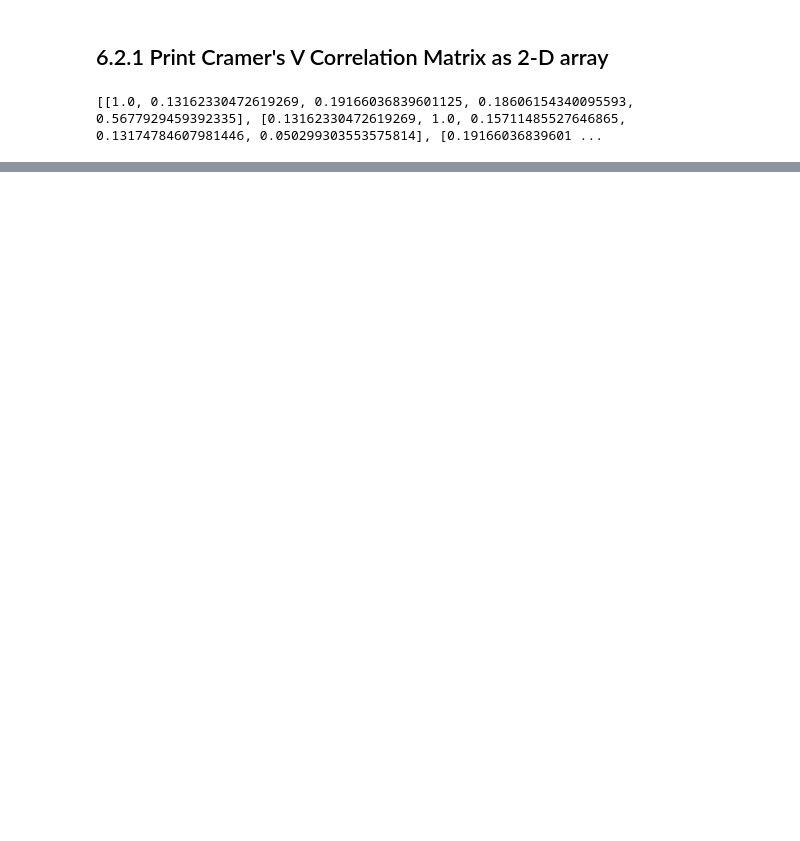
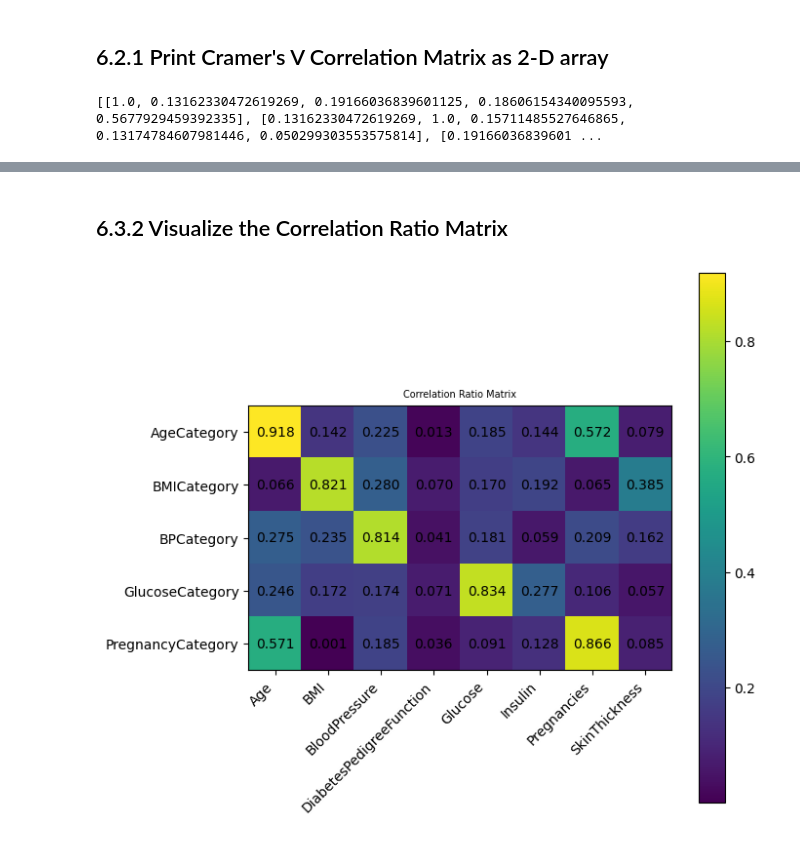
Before and after one commit to oracle-samples/oci-data-science-ai-samples, a Jupyter notebook: ml-insights/sample_notebooks/11_Data_Correlation_Metrics.ipynb, the cells around one changed output, grey strips where cells are left out. Cells and saved outputs as stored; diff of their text form; code cells hidden in the pictures; blank space fills up the shorter version.

```diff
--- a/ml-insights/sample_notebooks/11_Data_Correlation_Metrics.ipynb
+++ b/ml-insights/sample_notebooks/11_Data_Correlation_Metrics.ipynb
@@ -202,0 +253,19 @@ plt.show()
+# %% [markdown]
+## 6.3.2 Visualize the Correlation Ratio Matrix
+# %%
+f = plt.figure(figsize=(7, 7))
+plt.matshow(correlation_ratio_matrix, fignum=f.number)
+plt.title('Correlation Ratio Matrix', fontsize=7);
+plt.xticks(range(0, len(correlation_ratio_numerical_features)), correlation_ratio_numerical_features, rotation=45, ha = "right")
+plt.yticks(range(0, len(correlation_ratio_categorical_features)), correlation_ratio_categorical_features)
+cb = plt.colorbar()
+
+ax = plt.gca()
+ax.tick_params(top=False, labeltop=False, bottom=True, labelbottom=True)
+
+for (x, y), value in np.ndenumerate(correlation_ratio_matrix):
+    plt.text(y, x, f"{value:.3f}", va="center", ha="center")
+
+plt.show()
+# %% [output]
+[figure, added]
```
Also changed, not shown: parts of 14 cells of this notebook, 3 other files.
